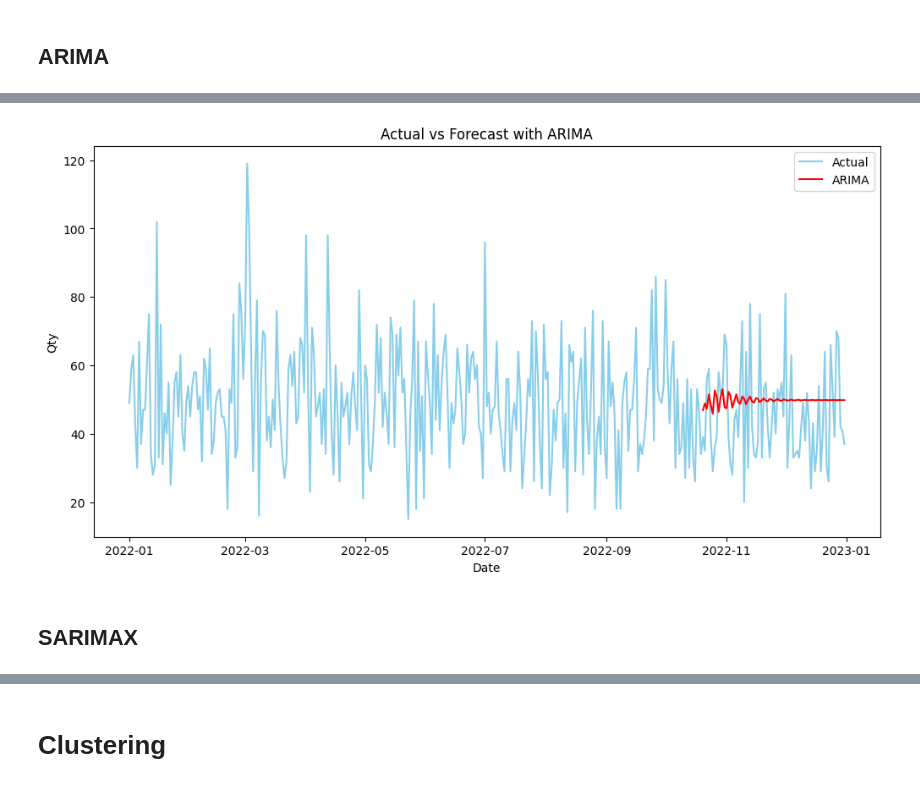
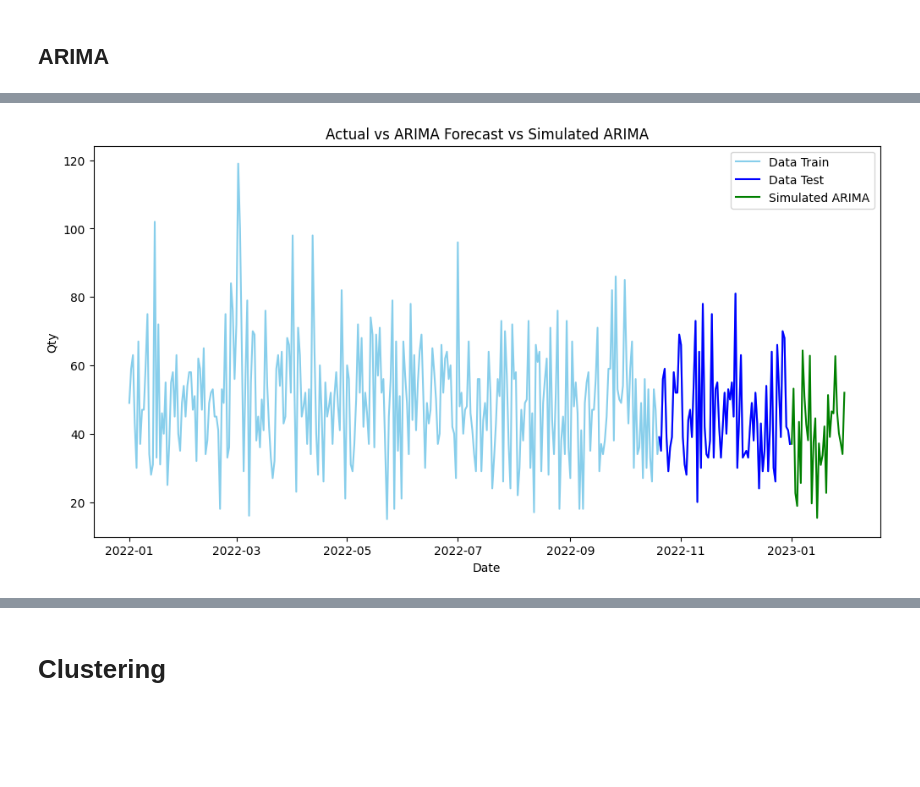
Before and after one commit to fikrialnfjr/DS-KalbeNutritionals, a Jupyter notebook: finalproject.ipynb, the cells around one changed output, grey strips where cells are left out. Cells and saved outputs as stored; diff of their text form; code cells hidden in the pictures; blank space fills up the shorter version.

```diff
--- a/finalproject.ipynb
+++ b/finalproject.ipynb
@@ -208,6 +208,7 @@ Name: count, Length: 4908, dtype: int64
 # %% [markdown]
 # **Forecasting**
 # %%
-df_regression = df.groupby('Date')['Qty'].sum().reset_index()
-df_regression
+df_forecast = df.groupby('Date')['Qty'].sum().reset_index()
+df_forecast.set_index('Date', inplace=True)
+df_forecast
 # %% [output]
@@ -299,9 +278,9 @@ plt.show()
 [figure]
 # %%
 # Membagi dataset menjadi data train dan data test
-cut_off = round(df_regression.shape[0] * 0.8)
-df_train = df_regression[:cut_off]
-df_test = df_regression[cut_off:].reset_index(drop=True)
+cut_off = round(df_forecast.shape[0] * 0.8)
+df_train = df_forecast[:cut_off]
+df_test = df_forecast[cut_off:]
 # %%
 df_train
 # %% [output]
@@ -351,7 +332,7 @@ plt.show()
 ## ARIMA
 # %%
 # Membangun model ARIMA dengan parameter yang telah ditetapkan
-model = sm.tsa.ARIMA(df_train['Qty'], order=(4, 0, 8))
+model = sm.tsa.ARIMA(df_train, order=(4, 0, 8))
 model_fit = model.fit()
 
 # Menampilkan ringkasan model
@@ -396,14 +358,28 @@ Name: predicted_mean, Length: 73, dtype: float64
+# %%
+n_steps = 30
+forecast = model_fit.forecast(steps=n_steps)
+forecast_data = pd.DataFrame({'ARIMA Forecast': forecast}, index=pd.date_range(start=df_test.index[-1], periods=n_steps+1, freq='D')[1:])
+
+# Simulasi ARIMA
+pred = model_fit.get_prediction(start=len(df_forecast), end=len(df_forecast) + n_steps - 1, dynamic=True)
+predicted_values = pred.predicted_mean
+std_errors = pred.se_mean
+residuals = model_fit.resid
+simulated_data = np.zeros(n_steps)
+
+for i in range(n_steps):
+    simulated_data[i] = predicted_values[i] + np.random.normal(0, std_errors[i]) + residuals[-1]
+forecast_data['Simulated ARIMA'] = abs(simulated_data)
 # %%
-# Plot hasil ARIMA
-plt.figure(figsize=(12,6))
-plt.plot(df_regression['Date'], df_regression['Qty'], label='Actual', color='skyblue')
-plt.plot(df_test['Date'], arima, label='ARIMA', color='red')
-plt.title('Actual vs Forecast with ARIMA')
+# Plot prediksi ARIMA
+plt.figure(figsize=(12, 6))
+plt.plot(df_forecast.index, df_forecast['Qty'], label='Data Train', color='skyblue')
+plt.plot(df_test.index, df_test['Qty'], label='Data Test', color='blue')
+plt.plot(forecast_data.index, forecast_data['Simulated ARIMA'], label='Simulated ARIMA', color='green')
+plt.title('Actual vs ARIMA Forecast vs Simulated ARIMA')
 plt.xlabel('Date')
 plt.ylabel('Qty')
 plt.legend()
 plt.show()
 # %% [output]
-[figure, old version]
+[figure, new version]
-# %% [markdown]
-## SARIMAX
```
Also changed, not shown: parts of 27 cells of this notebook, 2 other files.
